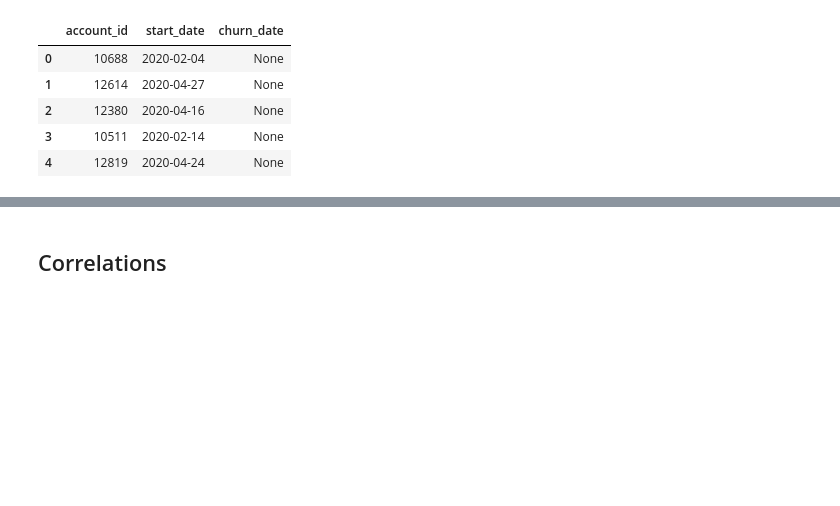
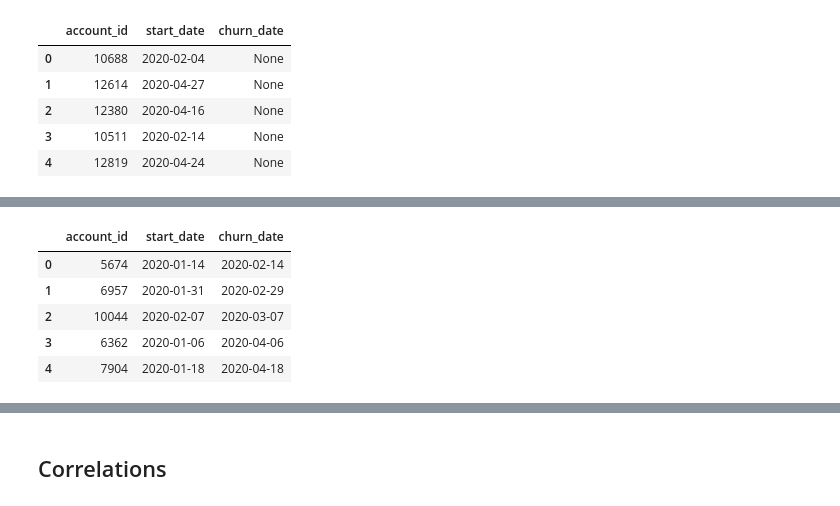
Before and after one commit to davilayang/fight-churn, a Jupyter notebook: notebooks/06-correlations.ipynb, the cells around one changed output, grey strips where cells are left out. Saved outputs shown, nothing was run; the diff lists cells and outputs as text; code cells hidden in the pictures; blank space fills up the shorter version.

```diff
--- a/notebooks/06-correlations.ipynb
+++ b/notebooks/06-correlations.ipynb
@@ -123,0 +172,73 @@ reu
+# %%
+# listing_4_2_churned_periods.sql
+
+query = f"""\
+WITH RECURSIVE active_period_params AS (
+  SELECT INTERVAL '{gap_interval}' AS allowed_gap,
+         '{to_yyyy_mm_dd}'::date AS observe_end,
+         '{from_yyyy_mm_dd}'::date AS observe_start
+),
+end_dates AS (
+    SELECT
+  DISTINCT
+        account_id,
+        start_date,
+        end_date,
+        (end_date + allowed_gap)::date AS extension_max
+      FROM
+        subscription
+INNER JOIN active_period_params
+        ON end_date BETWEEN observe_start AND observe_end
+),
+resignups AS (
+    SELECT
+  DISTINCT
+        e.account_id,
+        e.end_date
+      FROM end_dates AS e
+INNER JOIN subscription AS s
+        ON e.account_id = s.account_id
+       AND s.start_date <= e.extension_max
+       AND (s.end_date > e.end_date
+        OR s.end_date IS null)
+),
+churns AS (
+         SELECT
+             e.account_id,
+             e.start_date,
+             e.end_date AS churn_date
+           FROM
+             end_dates AS e
+LEFT OUTER JOIN resignups AS r  ON e.account_id = r.account_id
+            AND e.end_date = r.end_date
+          WHERE r.end_date IS null
+
+          UNION
+
+         SELECT
+              s.account_id,
+              s.start_date,
+              e.churn_date
+           FROM subscription AS s
+     CROSS JOIN active_period_params
+     INNER JOIN churns e ON s.account_id=e.account_id
+            AND s.start_date < e.start_date
+            AND s.end_date >= (e.start_date- allowed_gap)::date
+)
+-- INSERT INTO active_period (account_id, start_date, churn_date)
+    SELECT
+        account_id,
+        MIN(start_date) AS start_date,
+        churn_date
+      FROM churns
+  GROUP BY account_id, churn_date
+"""
+res = pd.read_sql_query(query, conn)
+res.head()
+# %% [output]
+|  | account_id | start_date | churn_date |
+| 0 | 5674 | 2020-01-14 | 2020-02-14 |
+| 1 | 6957 | 2020-01-31 | 2020-02-29 |
+| 2 | 10044 | 2020-02-07 | 2020-03-07 |
+| 3 | 6362 | 2020-01-06 | 2020-04-06 |
+| 4 | 7904 | 2020-01-18 | 2020-04-18 |
```
Also changed, not shown: parts of 17 cells of this notebook, 5 other files.
